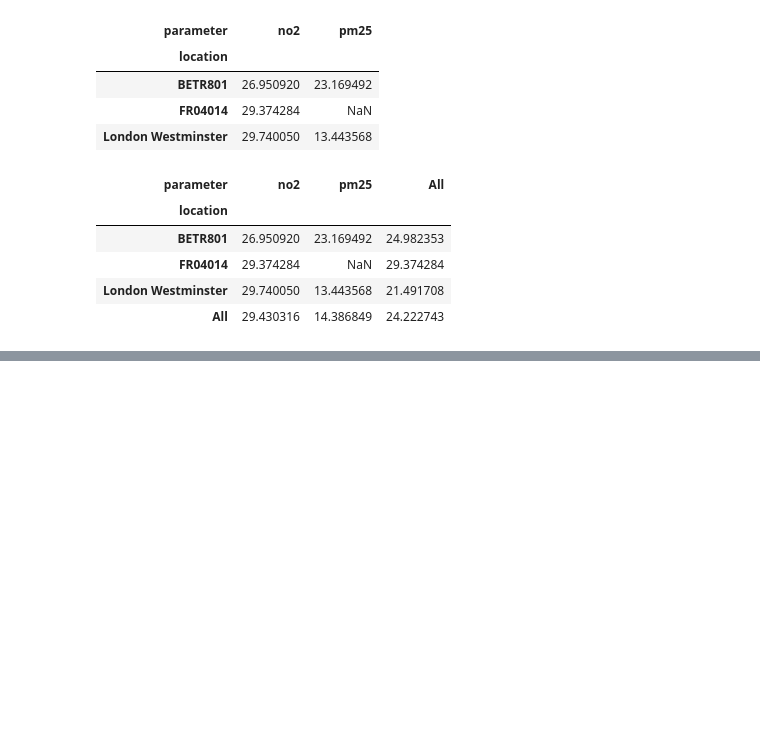
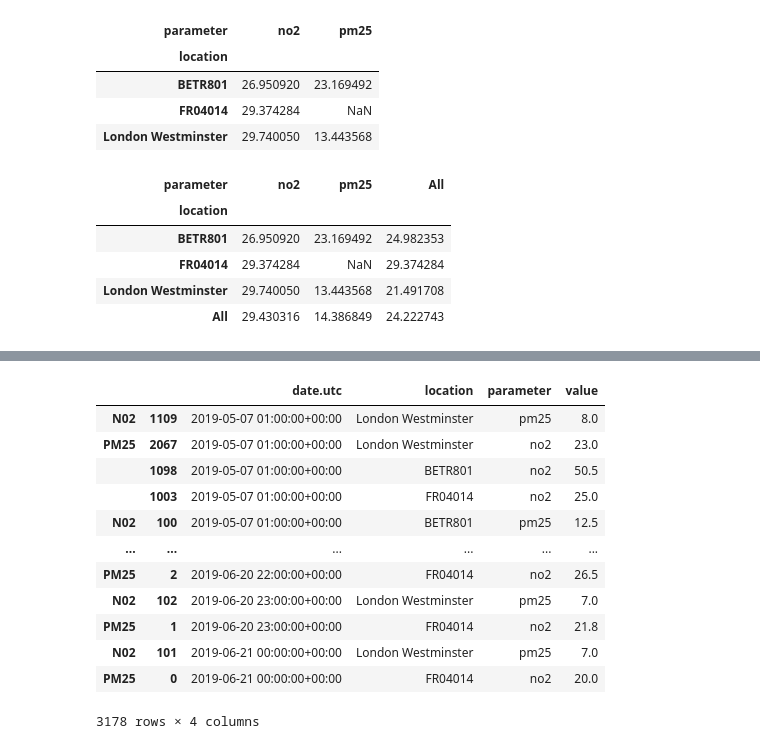
Before and after one commit to nobodydev-gh/Stage1-Phase2-Data-ML, a Jupyter notebook: 02_Pandas/docs/doc.ipynb, the cells around one changed output, grey strips where cells are left out. Cells and saved outputs as stored; diff of their text form; code cells hidden in the pictures; blank space fills up the shorter version.

```diff
--- a/02_Pandas/doc.ipynb
+++ b/02_Pandas/docs/doc.ipynb
@@ -436,0 +508,4 @@ aq.pivot_table(values="value", index="location", columns="parameter",aggfunc="me
+# %%
+n02_long=n02_long[["date.utc", "location","parameter", "value"]]
+
+n02_long.head()
@@ -436,0 +519,4 @@ aq.pivot_table(values="value", index="location", columns="parameter",aggfunc="me
+# %%
+pm25_l=pd.read_csv("air_quality_pm25_long.csv",parse_dates=True)
+
+pm25_l.head()
@@ -436,0 +530,4 @@ aq.pivot_table(values="value", index="location", columns="parameter",aggfunc="me
+# %%
+pm25_l=pm25_l[["date.utc","location","parameter","value"]]
+
+pm25_l.head()
@@ -436,0 +567,4 @@ aq.pivot_table(values="value", index="location", columns="parameter",aggfunc="me
+# %%
+reaq=pd.concat([n02_long,pm25_l],keys=["PM25","N02"])
+
+reaq.head()
@@ -436,0 +578,17 @@ aq.pivot_table(values="value", index="location", columns="parameter",aggfunc="me
+# %%
+
+reaq.sort_values("date.utc")
+# %% [output]
+|  |  | date.utc | location | parameter | value |
+| N02 | 1109 | 2019-05-07 01:00:00+00:00 | London Westminster | pm25 | 8.0 |
+| PM25 | 2067 | 2019-05-07 01:00:00+00:00 | London Westminster | no2 | 23.0 |
+|  | 1098 | 2019-05-07 01:00:00+00:00 | BETR801 | no2 | 50.5 |
+|  | 1003 | 2019-05-07 01:00:00+00:00 | FR04014 | no2 | 25.0 |
+| N02 | 100 | 2019-05-07 01:00:00+00:00 | BETR801 | pm25 | 12.5 |
+| ... | ... | ... | ... | ... | ... |
+| PM25 | 2 | 2019-06-20 22:00:00+00:00 | FR04014 | no2 | 26.5 |
+| N02 | 102 | 2019-06-20 23:00:00+00:00 | London Westminster | pm25 | 7.0 |
+| PM25 | 1 | 2019-06-20 23:00:00+00:00 | FR04014 | no2 | 21.8 |
+| N02 | 101 | 2019-06-21 00:00:00+00:00 | London Westminster | pm25 | 7.0 |
+| PM25 | 0 | 2019-06-21 00:00:00+00:00 | FR04014 | no2 | 20.0 |
+3178 rows × 4 columns
```
Also changed, not shown: parts of 36 cells of this notebook, 11 other files.
